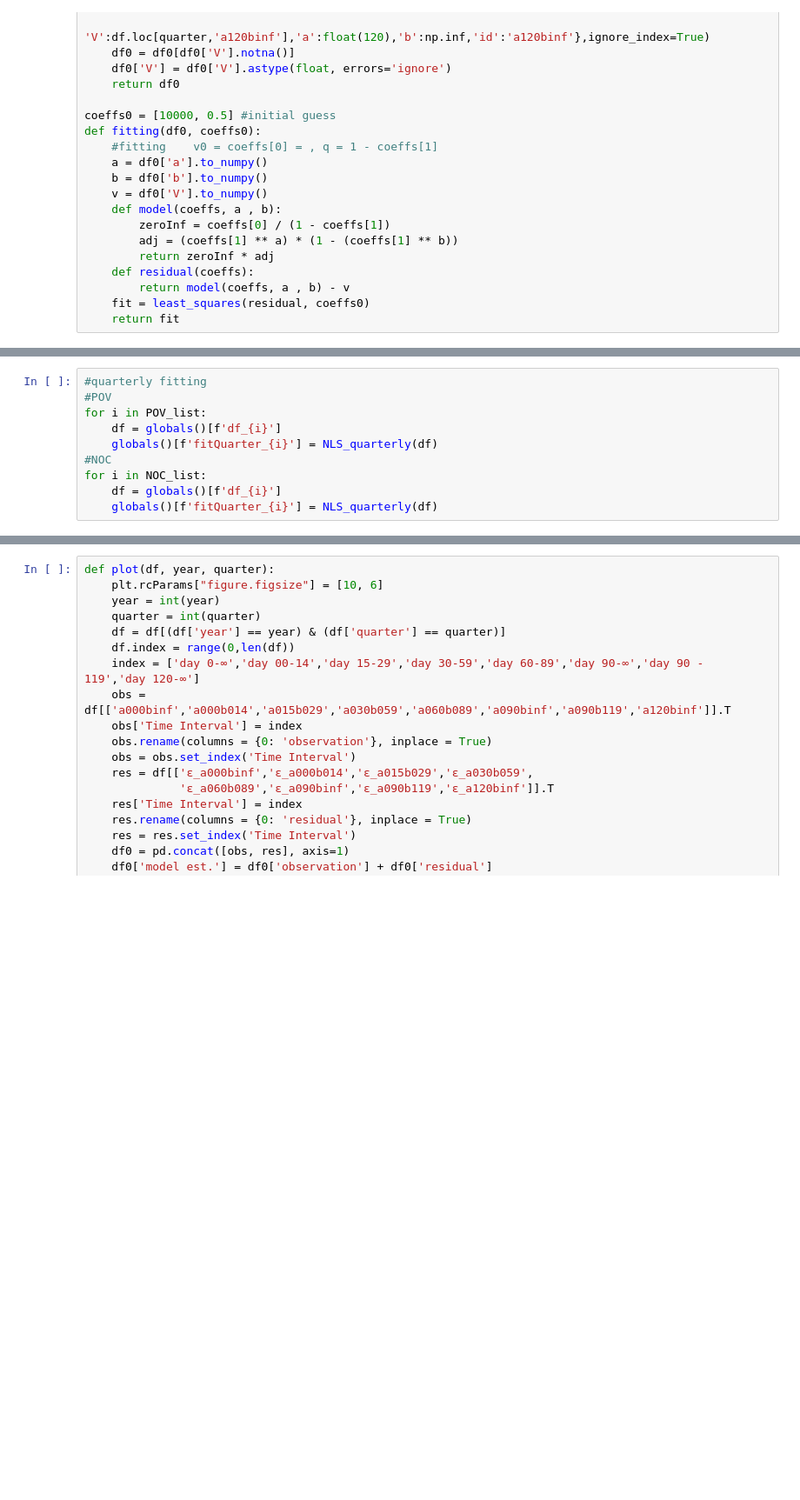
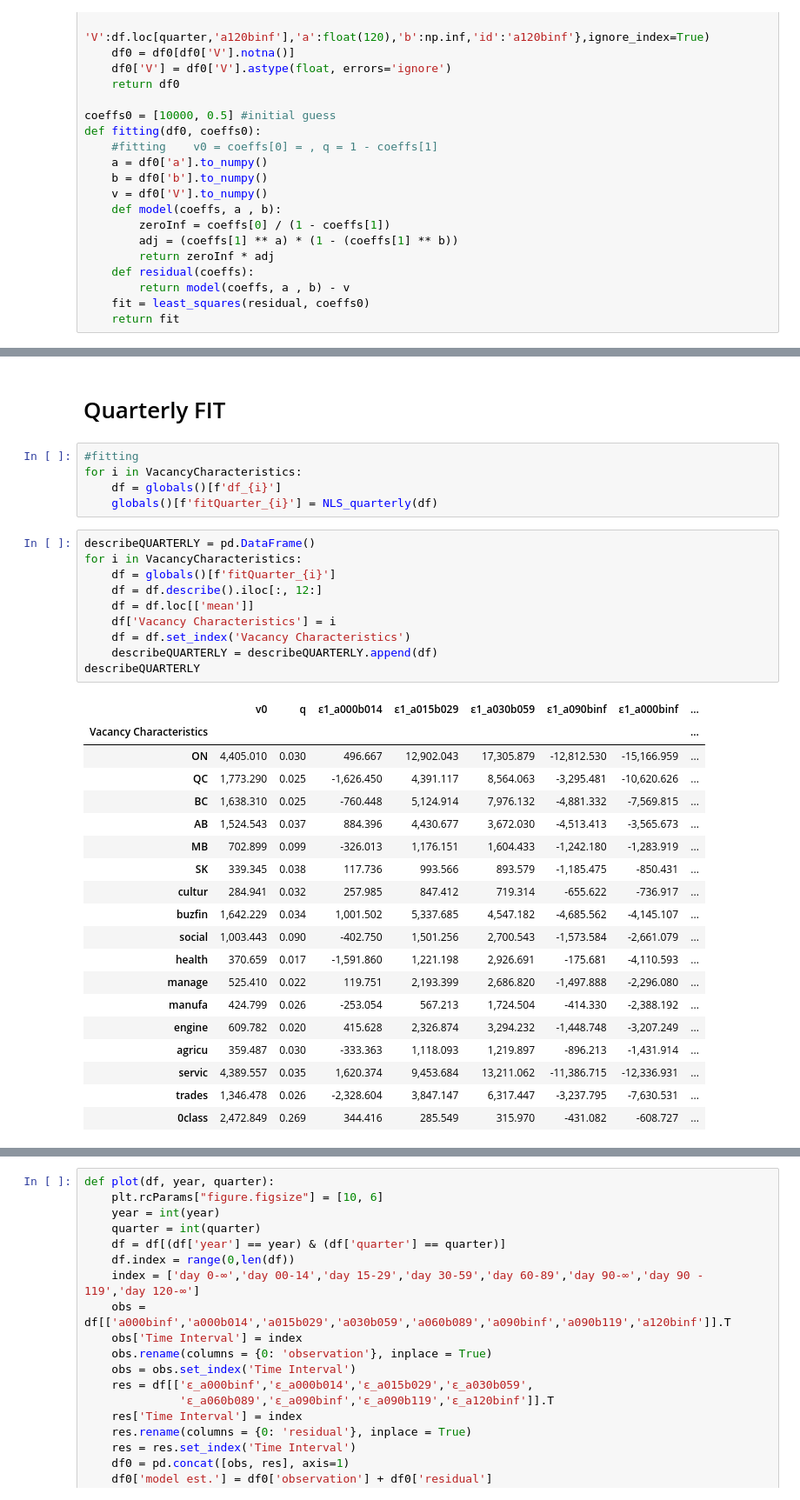
Before and after one commit to YanliangZhu/MAPaper, a Jupyter notebook: code.ipynb, the cells around one changed output, grey strips where cells are left out. Shown at 87% size. Saved outputs shown, nothing was run; the diff lists cells and outputs as text; blank space fills up the shorter version.

```diff
--- a/code.ipynb
+++ b/code.ipynb
@@ -213,10 +372,37 @@ display(NOC_result)
+# %% [markdown]
+# Quarterly FIT
 # %%
-#quarterly fitting
-#POV
-for i in POV_list:
+#fitting
+for i in VacancyCharacteristics:
     df = globals()[f'df_{i}']
     globals()[f'fitQuarter_{i}'] = NLS_quarterly(df)
-#NOC
-for i in NOC_list:
-    df = globals()[f'df_{i}']
-    globals()[f'fitQuarter_{i}'] = NLS_quarterly(df)
+# %%
+describeQUARTERLY = pd.DataFrame()
+for i in VacancyCharacteristics:
+    df = globals()[f'fitQuarter_{i}']
+    df = df.describe().iloc[:, 12:]
+    df = df.loc[['mean']]
+    df['Vacancy Characteristics'] = i
+    df = df.set_index('Vacancy Characteristics')
+    describeQUARTERLY = describeQUARTERLY.append(df)
+describeQUARTERLY
+# %% [output]
+|  | v0 | q | ε1_a000b014 | ε1_a015b029 | ε1_a030b059 | ε1_a090binf | ε1_a000binf | ... |
+| Vacancy Characteristics |  |  |  |  |  |  |  | ... |
+| ON | 4,405.010 | 0.030 | 496.667 | 12,902.043 | 17,305.879 | -12,812.530 | -15,166.959 | ... |
+| QC | 1,773.290 | 0.025 | -1,626.450 | 4,391.117 | 8,564.063 | -3,295.481 | -10,620.626 | ... |
+| BC | 1,638.310 | 0.025 | -760.448 | 5,124.914 | 7,976.132 | -4,881.332 | -7,569.815 | ... |
+| AB | 1,524.543 | 0.037 | 884.396 | 4,430.677 | 3,672.030 | -4,513.413 | -3,565.673 | ... |
+| MB | 702.899 | 0.099 | -326.013 | 1,176.151 | 1,604.433 | -1,242.180 | -1,283.919 | ... |
+| SK | 339.345 | 0.038 | 117.736 | 993.566 | 893.579 | -1,185.475 | -850.431 | ... |
+| cultur | 284.941 | 0.032 | 257.985 | 847.412 | 719.314 | -655.622 | -736.917 | ... |
+| buzfin | 1,642.229 | 0.034 | 1,001.502 | 5,337.685 | 4,547.182 | -4,685.562 | -4,145.107 | ... |
+| social | 1,003.443 | 0.090 | -402.750 | 1,501.256 | 2,700.543 | -1,573.584 | -2,661.079 | ... |
+| health | 370.659 | 0.017 | -1,591.860 | 1,221.198 | 2,926.691 | -175.681 | -4,110.593 | ... |
+| manage | 525.410 | 0.022 | 119.751 | 2,193.399 | 2,686.820 | -1,497.888 | -2,296.080 | ... |
+| manufa | 424.799 | 0.026 | -253.054 | 567.213 | 1,724.504 | -414.330 | -2,388.192 | ... |
+| engine | 609.782 | 0.020 | 415.628 | 2,326.874 | 3,294.232 | -1,448.748 | -3,207.249 | ... |
+| agricu | 359.487 | 0.030 | -333.363 | 1,118.093 | 1,219.897 | -896.213 | -1,431.914 | ... |
+| servic | 4,389.557 | 0.035 | 1,620.374 | 9,453.684 | 13,211.062 | -11,386.715 | -12,336.931 | ... |
+| trades | 1,346.478 | 0.026 | -2,328.604 | 3,847.147 | 6,317.447 | -3,237.795 | -7,630.531 | ... |
+| 0class | 2,472.849 | 0.269 | 344.416 | 285.549 | 315.970 | -431.082 | -608.727 | ... |
```
Also changed, not shown: parts of 17 cells of this notebook.
